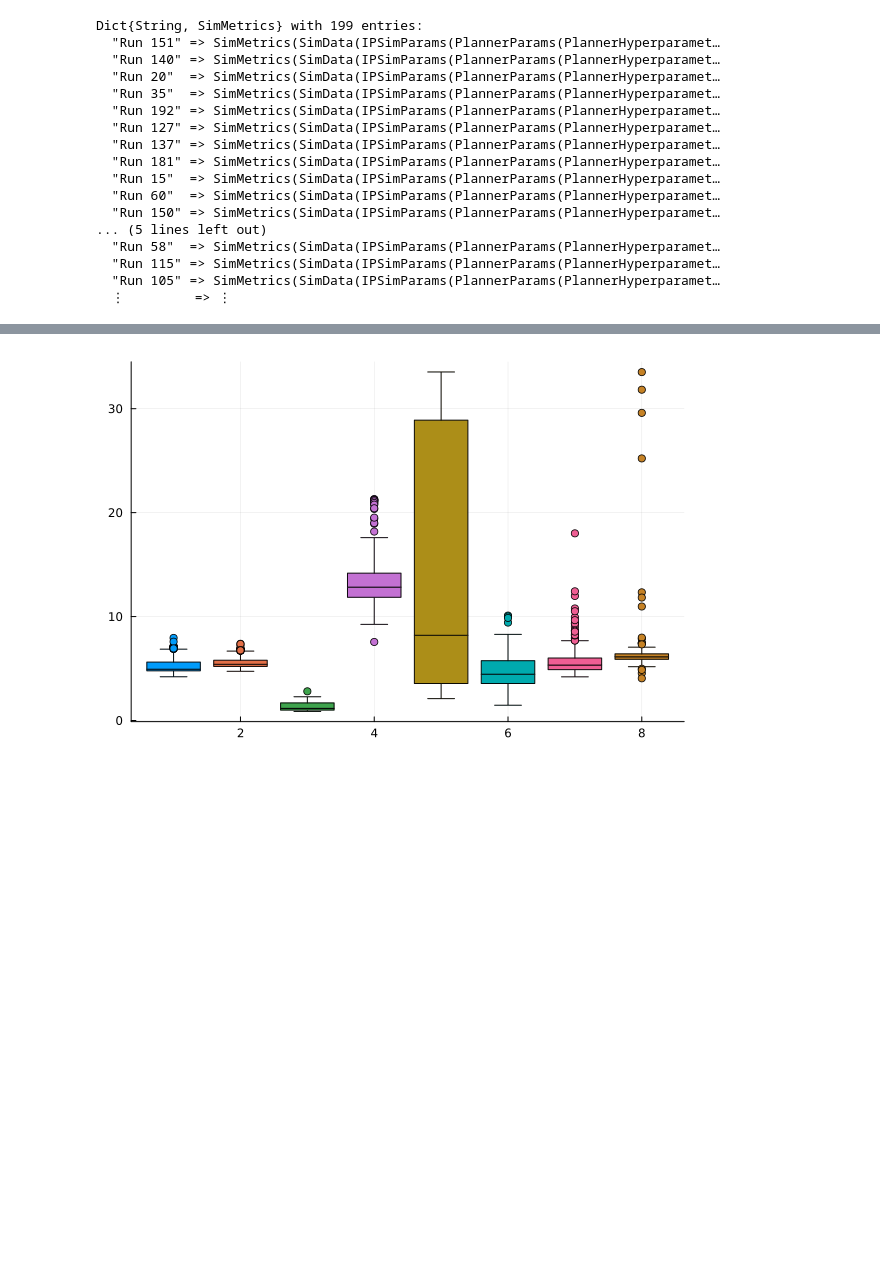
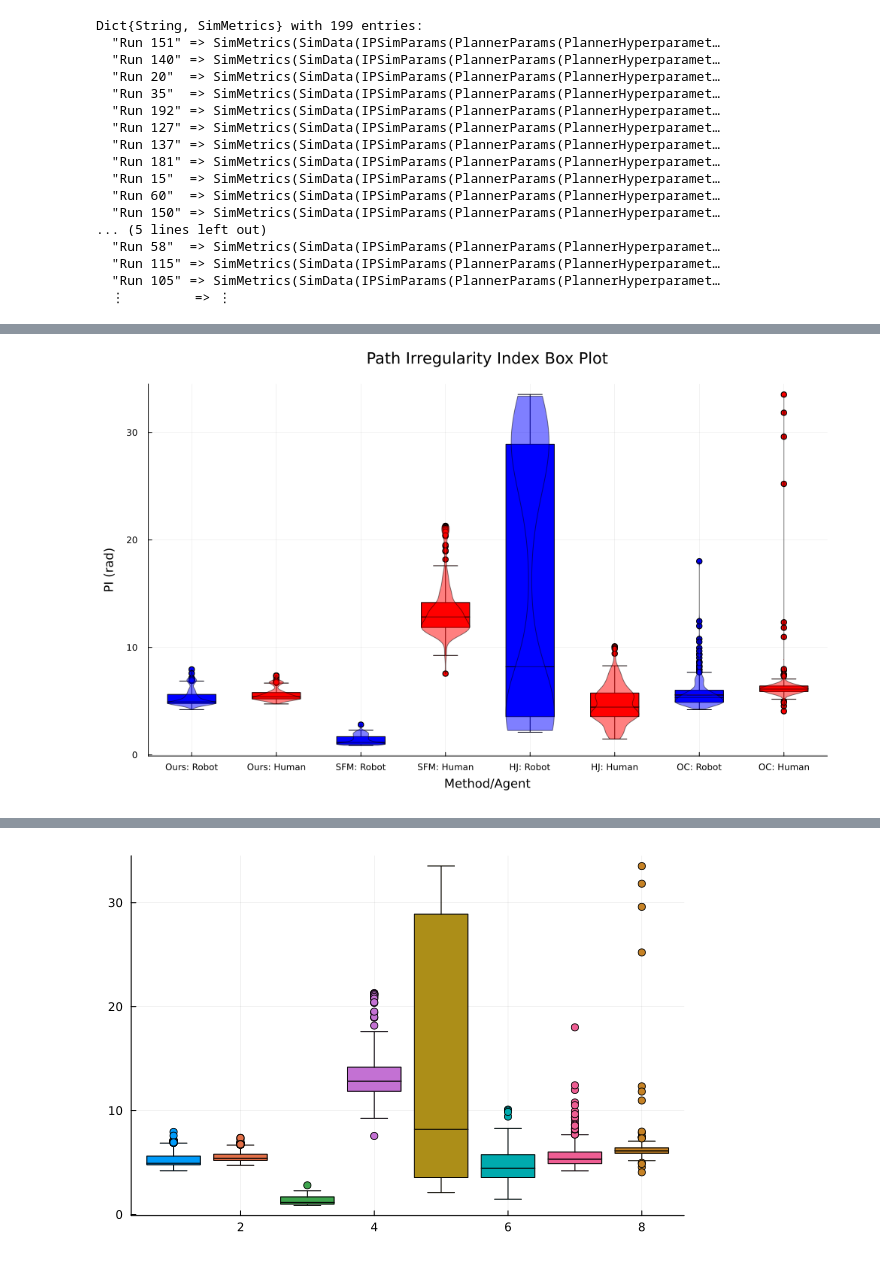
Before and after one commit to UW-CTRL/PHRI.jl, a Jupyter notebook: src/data_analysis.ipynb, the cells around one changed output, grey strips where cells are left out. Cells and saved outputs as stored; diff of their text form; code cells hidden in the pictures; blank space fills up the shorter version.

Commit message:
box and whisker plots for PI and updated file names in experimental_results

```diff
--- a/src/data_analysis.ipynb
+++ b/src/data_analysis.ipynb
@@ -43,10 +48,3 @@ Dict{String, SimMetrics} with 199 entries:
   "Run 115" => SimMetrics(SimData(IPSimParams(PlannerParams(PlannerHyperparamet…
   "Run 105" => SimMetrics(SimData(IPSimParams(PlannerParams(PlannerHyperparamet…
   ⋮         => ⋮
-# %%
-b = ["a"]
-for i in 1:198
-    push!(b, "a")
-end
-# %%
-df = DataFrame(A=[proactiveHRI_robot_cooperative_human_head_on["Run $(i)"].PI["ego PI"] for i in 1:199], B=b)
@@ -79,0 +77,2 @@ plot = boxplot([proactiveHRI_robot_cooperative_human_head_on["Run $(i)"].PI["ego
+# %%
+data = [[proactiveHRI_robot_cooperative_human_head_on["Run $(i)"].PI["ego PI"] for i in 1:199];[proactiveHRI_robot_cooperative_human_head_on["Run $(i)"].PI["other PI"] for i in 1:199]; [SFM_robot_cooperative_human_head_on["Run $(i)"].PI["ego PI"] for i in 1:199]; [SFM_robot_cooperative_human_head_on["Run $(i)"].PI["other PI"] for i in 1:199]; [HJ_robot_cooperative_human_head_on["Run $(i)"].PI["ego PI"] for i in 1:199]; [HJ_robot_cooperative_human_head_on["Run $(i)"].PI["other PI"] for i in 1:199]; [OC_robot_cooperative_human_head_on["Run $(i)"].PI["ego PI"] for i in 1:199]; [OC_robot_cooperative_human_head_on["Run $(i)"].PI["other PI"] for i in 1:199]]
@@ -79,0 +97,9 @@ plot = boxplot([proactiveHRI_robot_cooperative_human_head_on["Run $(i)"].PI["ego
+# %%
+PHRI_robot_df = DataFrame(A=data[1:199], B=b[1:199])
+PHRI_human_df = DataFrame(A=data[200:398], B=b[200:398])
+SFM_robot_df = DataFrame(A=data[399:597], B=b[399:597])
+SFM_human_df = DataFrame(A=data[598:796], B=b[598:796])
+HJ_robot_df = DataFrame(A=data[797:995], B=b[797:995])
+HJ_human_df = DataFrame(A=data[996:1194], B=b[996:1194])
+OC_robot_df = DataFrame(A=data[1195:1393], B=b[1195:1393])
+OC_human_df = DataFrame(A=data[1393:end], B=b[1393:end])
@@ -79,0 +127,19 @@ plot = boxplot([proactiveHRI_robot_cooperative_human_head_on["Run $(i)"].PI["ego
+# %%
+@df PHRI_robot_df boxplot(string.(:B), :A, size=(1000, 600), label="", title="Path Irregularity Index Box Plot", xlabel="Method/Agent", ylabel="PI (rad)", margins=5mm, color=:blue)
+@df PHRI_human_df boxplot!(string.(:B), :A, color=:red, label="")
+@df SFM_robot_df boxplot!(string.(:B), :A, color=:blue, label="")
+@df SFM_human_df boxplot!(string.(:B), :A, color=:red, label="")
+@df HJ_robot_df boxplot!(string.(:B), :A, color=:blue, label="")
+@df HJ_human_df boxplot!(string.(:B), :A, color=:red, label="")
+@df OC_robot_df boxplot!(string.(:B), :A, color=:blue, label="")
+@df OC_human_df boxplot!(string.(:B), :A, color=:red, label="")
+@df PHRI_robot_df violin!(string.(:B), :A, color=:blue, label="", alpha=0.5)
+@df PHRI_human_df violin!(string.(:B), :A, color=:red, label="", alpha=0.5)
+@df SFM_robot_df violin!(string.(:B), :A, color=:blue, label="", alpha=0.5)
+@df SFM_human_df violin!(string.(:B), :A, color=:red, label="", alpha=0.5)
+@df HJ_robot_df violin!(string.(:B), :A, color=:blue, label="", alpha=0.5)
+@df HJ_human_df violin!(string.(:B), :A, color=:red, label="", alpha=0.5)
+@df OC_robot_df violin!(string.(:B), :A, color=:blue, label="", alpha=0.5)
+@df OC_human_df violin!(string.(:B), :A, color=:red, label="", alpha=0.5)
+# %% [output]
+[figure, added]
```
Also changed, not shown: parts of 7 cells of this notebook, 3 other files.
